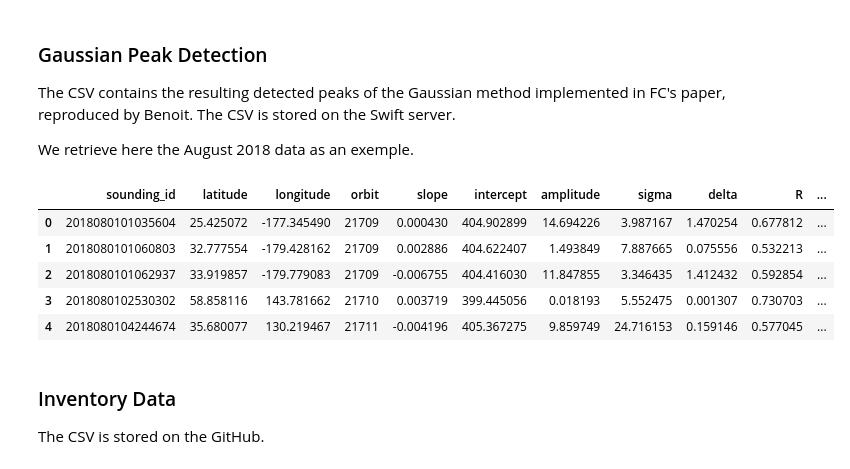
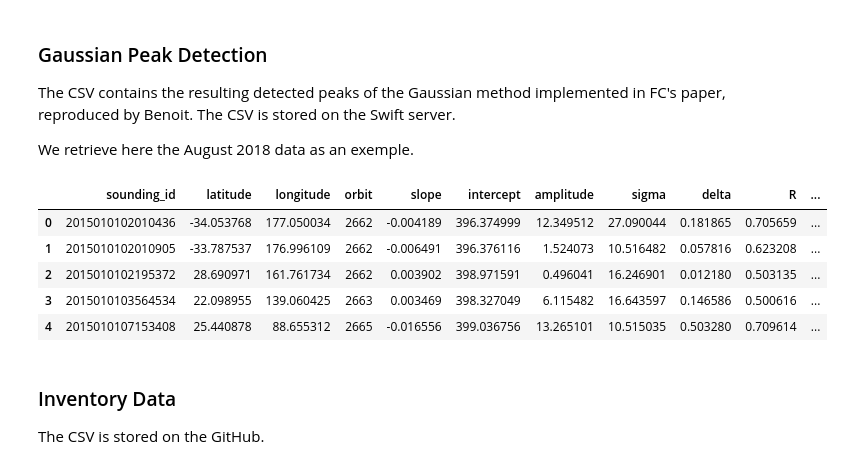
Before and after one commit to dataforgoodfr/batch7_satellite_ges, a Jupyter notebook: notebooks/WIP_OCO2_Capture.ipynb, the cells around one changed output. Cells and saved outputs as stored; diff of their text form; code cells hidden in the pictures.

```diff
--- a/notebooks/WIP_OCO2_Capture.ipynb
+++ b/notebooks/WIP_OCO2_Capture.ipynb
@@ -55,25 +55,25 @@ We retrieve here the August 2018 data as an exemple.
 # %%
 from datetime import datetime
 def to_date(a):
     return datetime.strptime(str(a), '%Y%m%d%H%M%S%f')
 
-csv = conn.get_object("oco2", "/datasets/oco-2/peaks-detected/result_for_oco2_1808.csv")[1]
+csv = conn.get_object("oco2", "/datasets/oco-2/peaks-detected/result_for_oco2_1501.csv")[1]
 peak_fc = pd.read_csv(StringIO(str(csv, 'utf-8')), sep=";")
 peak_fc['date'] = peak_fc['sounding_id'].apply(to_date)
 peak_fc['sigma'] = peak_fc['sigma'].apply(abs)
 peak_fc['amplitude'] = peak_fc['amplitude'].apply(abs)
 
 peak_fc = gpd.GeoDataFrame(peak_fc, geometry=gpd.points_from_xy(peak_fc.longitude, peak_fc.latitude)).copy()
 peak_fc.crs = {'init': 'epsg:4326'}
 
 peak_fc.head()
 # %% [output]
 |  | sounding_id | latitude | longitude | orbit | slope | intercept | amplitude | sigma | delta | R | ... |
-| 0 | 2018080101035604 | 25.425072 | -177.345490 | 21709 | 0.000430 | 404.902899 | 14.694226 | 3.987167 | 1.470254 | 0.677812 | ... |
-| 1 | 2018080101060803 | 32.777554 | -179.428162 | 21709 | 0.002886 | 404.622407 | 1.493849 | 7.887665 | 0.075556 | 0.532213 | ... |
-| 2 | 2018080101062937 | 33.919857 | -179.779083 | 21709 | -0.006755 | 404.416030 | 11.847855 | 3.346435 | 1.412432 | 0.592854 | ... |
-| 3 | 2018080102530302 | 58.858116 | 143.781662 | 21710 | 0.003719 | 399.445056 | 0.018193 | 5.552475 | 0.001307 | 0.730703 | ... |
-| 4 | 2018080104244674 | 35.680077 | 130.219467 | 21711 | -0.004196 | 405.367275 | 9.859749 | 24.716153 | 0.159146 | 0.577045 | ... |
+| 0 | 2015010102010436 | -34.053768 | 177.050034 | 2662 | -0.004189 | 396.374999 | 12.349512 | 27.090044 | 0.181865 | 0.705659 | ... |
+| 1 | 2015010102010905 | -33.787537 | 176.996109 | 2662 | -0.006491 | 396.376116 | 1.524073 | 10.516482 | 0.057816 | 0.623208 | ... |
+| 2 | 2015010102195372 | 28.690971 | 161.761734 | 2662 | 0.003902 | 398.971591 | 0.496041 | 16.246901 | 0.012180 | 0.503135 | ... |
+| 3 | 2015010103564534 | 22.098955 | 139.060425 | 2663 | 0.003469 | 398.327049 | 6.115482 | 16.643597 | 0.146586 | 0.500616 | ... |
+| 4 | 2015010107153408 | 25.440878 | 88.655312 | 2665 | -0.016556 | 399.036756 | 13.265101 | 10.515035 | 0.503280 | 0.709614 | ... |
 # %% [markdown]
 ### Inventory Data
 
```
Also changed, not shown: parts of 10 cells of this notebook.
